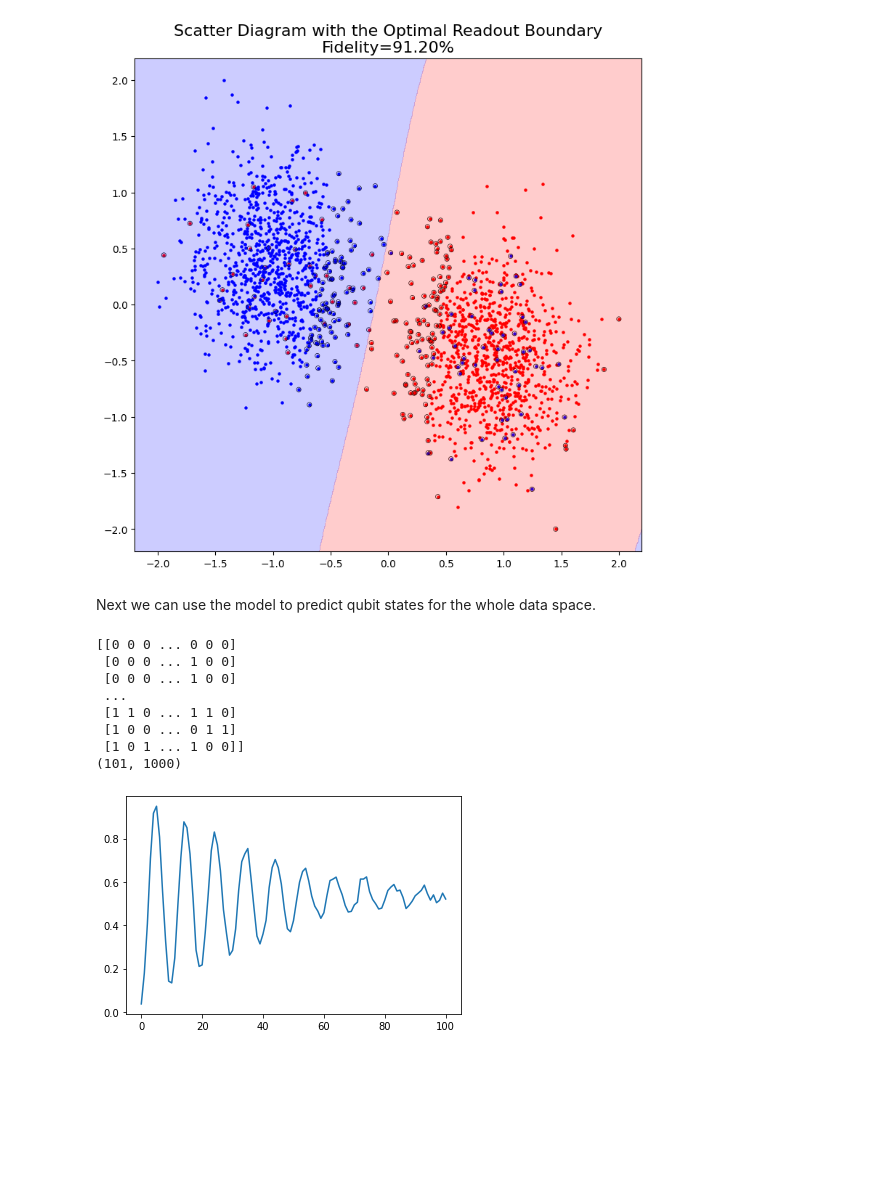
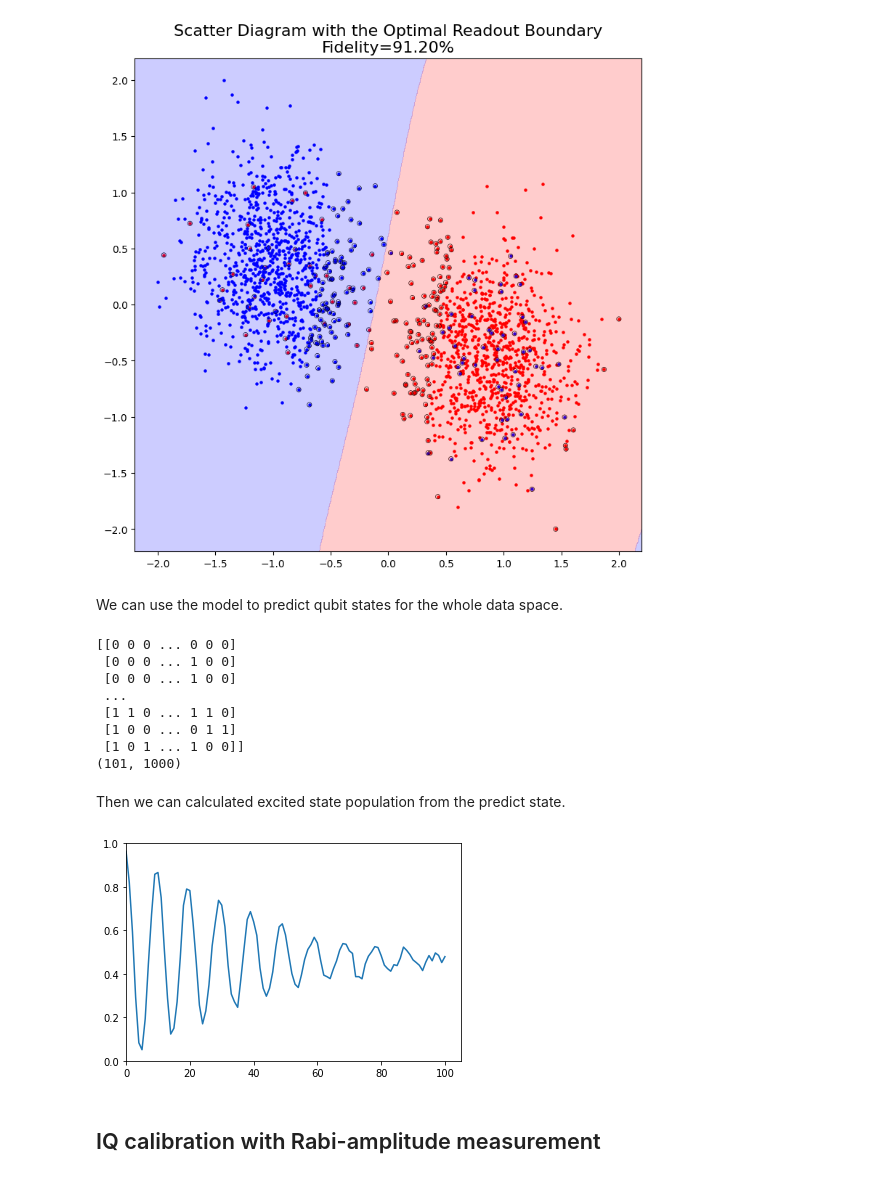
Before and after one commit to ty-zhao/IQ-calibration, a Jupyter notebook: presentation.ipynb, the cells around one changed output. Cells and saved outputs as stored; diff of their text form; code cells hidden in the pictures; blank space fills up the shorter version.

```diff
--- a/presentation.ipynb
+++ b/presentation.ipynb
@@ -86,7 +86,7 @@ clf.plot_boundary()
 # %% [output]
 [figure]
 # %% [markdown]
-Next we can use the model to predict qubit states for the whole data space.
+We can use the model to predict qubit states for the whole data space.
 # %%
 prediction = clf.predict()
 
@@ -101,10 +101,16 @@ print(prediction.shape)
  [1 0 0 ... 0 1 1]
  [1 0 1 ... 1 0 0]]
 (101, 1000)
+# %% [markdown]
+Then we can calculated excited state population from the predict state.
 # %%
-population = np.mean(prediction, axis=1)
+population = 1-np.mean(prediction, axis=1)
 
 plt.plot(range(Ramsey_exp.scan_size[0]), population)
+plt.xlim(0)
+plt.ylim(0, 1)
 plt.show()
 # %% [output]
-[figure, old version]
+[figure, new version]
+# %% [markdown]
+## IQ calibration with Rabi-amplitude measurement
```
Also changed, not shown: parts of 3 cells of this notebook.
